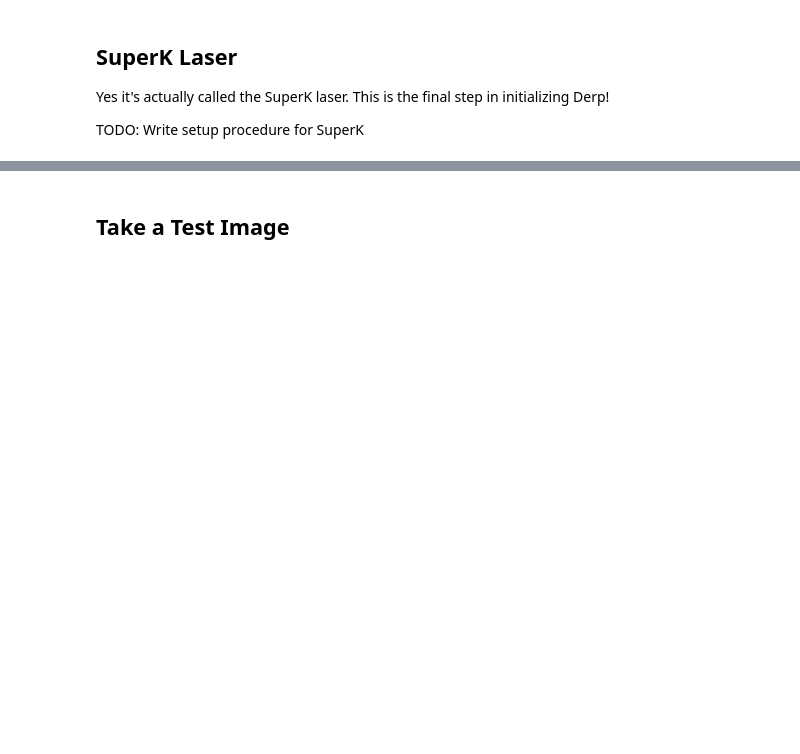
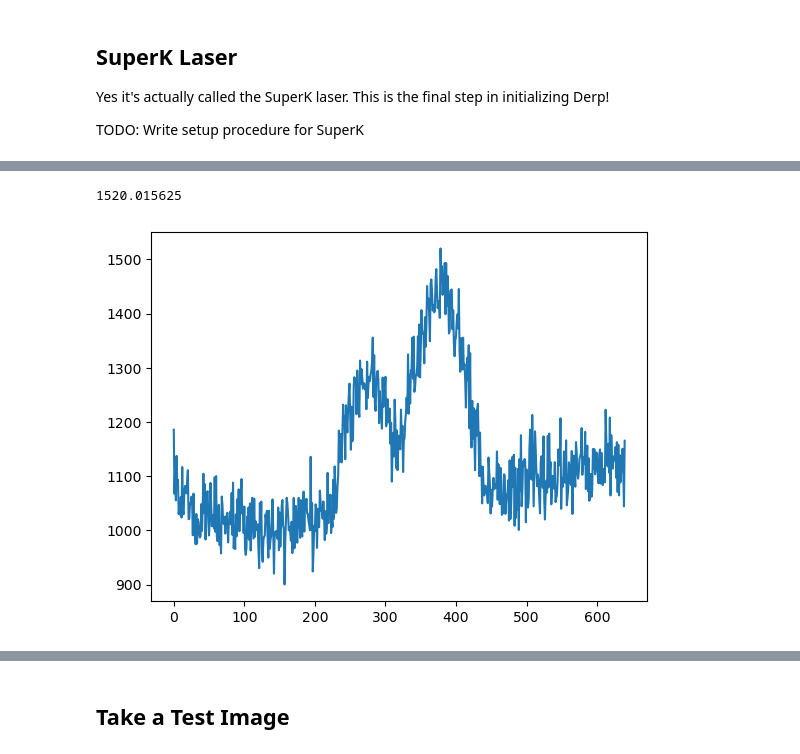
Before and after one commit to UCSB-Exoplanet-Polarimetry-Lab/derp_control, a Jupyter notebook: getting_started.ipynb, the cells around one changed output, grey strips where cells are left out. Drawn from its saved outputs; the diff is of its cells as text; code cells hidden in the pictures; blank space fills up the shorter version.

```diff
--- a/getting_started.ipynb
+++ b/getting_started.ipynb
@@ -79,0 +112,6 @@ TODO: Write setup procedure for SuperK
+# %%
+plt.plot(np.mean(im, axis=0))
+print(np.mean(im,axis=0).max())
+# %% [output]
+1520.015625
+[figure, added]
```
Also changed, not shown: parts of 26 cells of this notebook, 4 other files.
